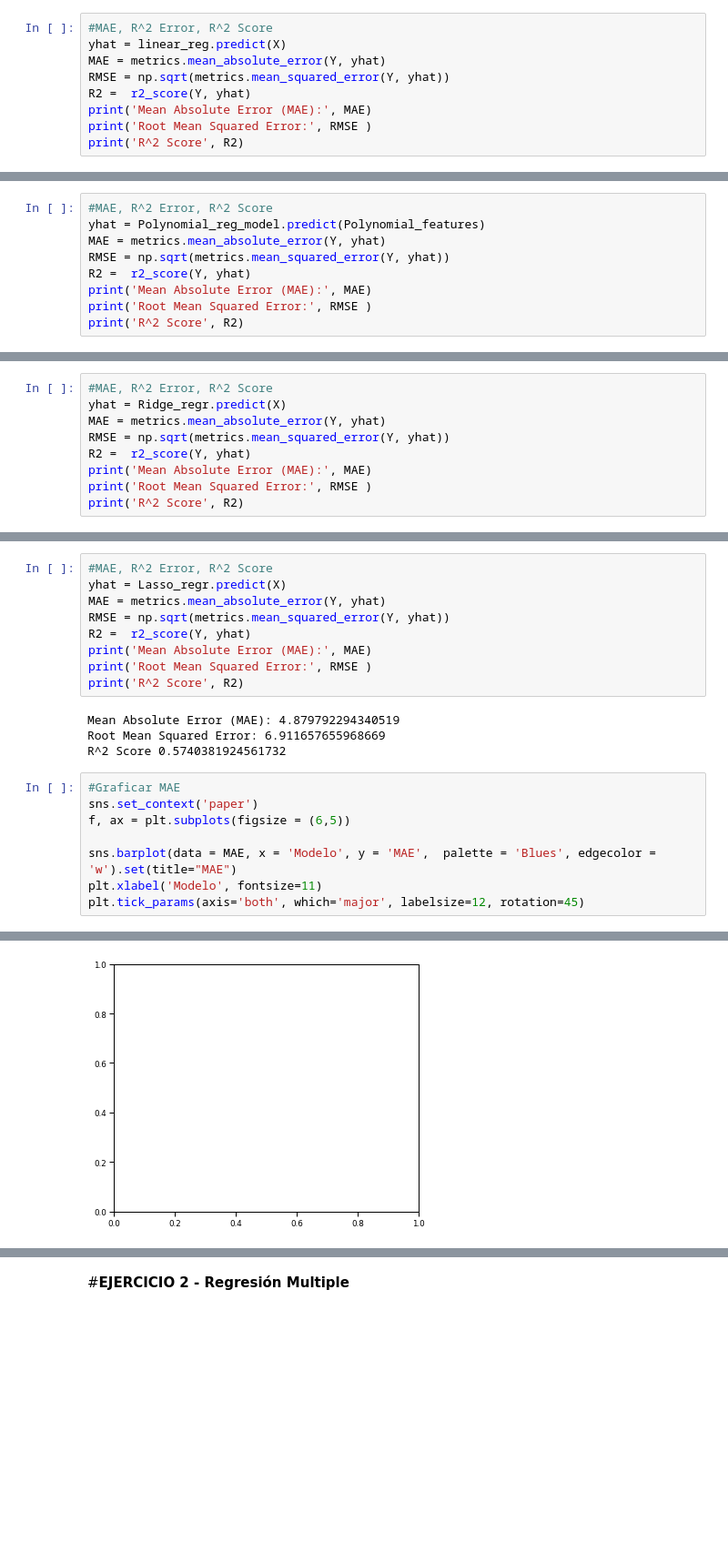
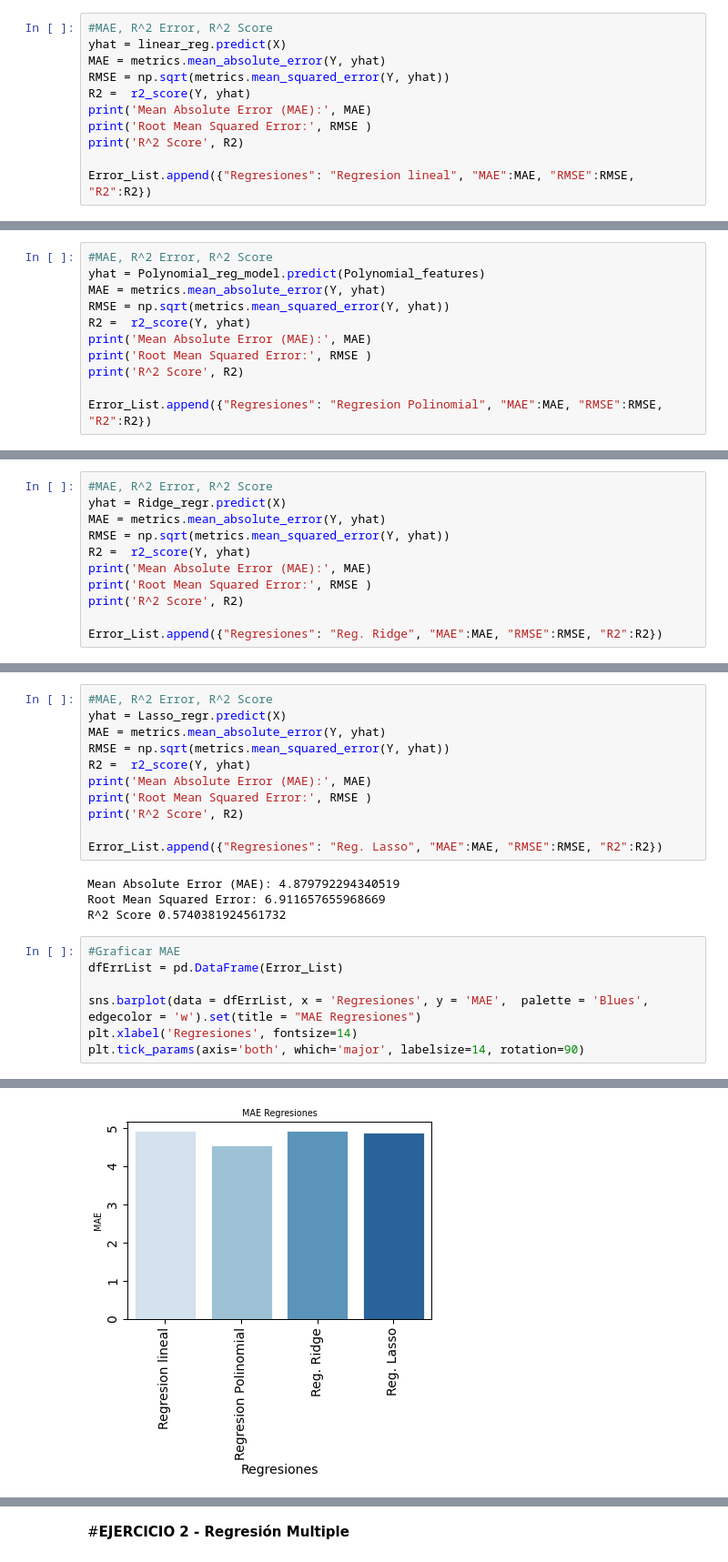
Before and after one commit to PosgradoMNA/actividades-de-aprendizaje-DGarcia-A01086411, a Jupyter notebook: Actividad_Semana_8_7_Regresiones.ipynb, the cells around one changed output, grey strips where cells are left out. Shown at 91% size. Saved outputs shown, nothing was run; the diff lists cells and outputs as text; blank space fills up the shorter version.

```diff
--- a/Actividad_Semana_8_7_Regresiones.ipynb
+++ b/Actividad_Semana_8_7_Regresiones.ipynb
@@ -113,6 +116,8 @@ R2 =  r2_score(Y, yhat)
 print('Mean Absolute Error (MAE):', MAE)
 print('Root Mean Squared Error:', RMSE )
 print('R^2 Score', R2)
+
+Error_List.append({"Regresiones": "Regresion lineal", "MAE":MAE, "RMSE":RMSE, "R2":R2})
 # %% [output]
 Mean Absolute Error (MAE): 4.920843720260218
 Root Mean Squared Error: 6.8718075865038175
@@ -152,6 +157,8 @@ R2 =  r2_score(Y, yhat)
 print('Mean Absolute Error (MAE):', MAE)
 print('Root Mean Squared Error:', RMSE )
 print('R^2 Score', R2)
+
+Error_List.append({"Regresiones": "Regresion Polinomial", "MAE":MAE, "RMSE":RMSE, "R2":R2})
 # %% [output]
 Mean Absolute Error (MAE): 4.538765565228896
 Root Mean Squared Error: 6.129173450227568
@@ -191,6 +198,8 @@ R2 =  r2_score(Y, yhat)
 print('Mean Absolute Error (MAE):', MAE)
 print('Root Mean Squared Error:', RMSE )
 print('R^2 Score', R2)
+
+Error_List.append({"Regresiones": "Reg. Ridge", "MAE":MAE, "RMSE":RMSE, "R2":R2})
 # %% [output]
 Mean Absolute Error (MAE): 4.920334804939648
 Root Mean Squared Error: 6.871800116619259
@@ -230,16 +239,17 @@ R2 =  r2_score(Y, yhat)
 print('Mean Absolute Error (MAE):', MAE)
 print('Root Mean Squared Error:', RMSE )
 print('R^2 Score', R2)
+
+Error_List.append({"Regresiones": "Reg. Lasso", "MAE":MAE, "RMSE":RMSE, "R2":R2})
 # %% [output]
 Mean Absolute Error (MAE): 4.879792294340519
 Root Mean Squared Error: 6.911657655968669
 R^2 Score 0.5740381924561732
 # %%
 #Graficar MAE
-sns.set_context('paper')
-f, ax = plt.subplots(figsize = (6,5))
+dfErrList = pd.DataFrame(Error_List)
 
-sns.barplot(data = MAE, x = 'Modelo', y = 'MAE',  palette = 'Blues', edgecolor = 'w').set(title="MAE")
-plt.xlabel('Modelo', fontsize=11)
-plt.tick_params(axis='both', which='major', labelsize=12, rotation=45)
+sns.barplot(data = dfErrList, x = 'Regresiones', y = 'MAE',  palette = 'Blues', edgecolor = 'w').set(title = "MAE Regresiones")
+plt.xlabel('Regresiones', fontsize=14)
+plt.tick_params(axis='both', which='major', labelsize=14, rotation=90)
 # %% [output]
@@ -247 +256 @@ AttributeError: ignored
-[figure, old version]
+[figure, new version]
```
Also changed, not shown: parts of 30 cells of this notebook.
